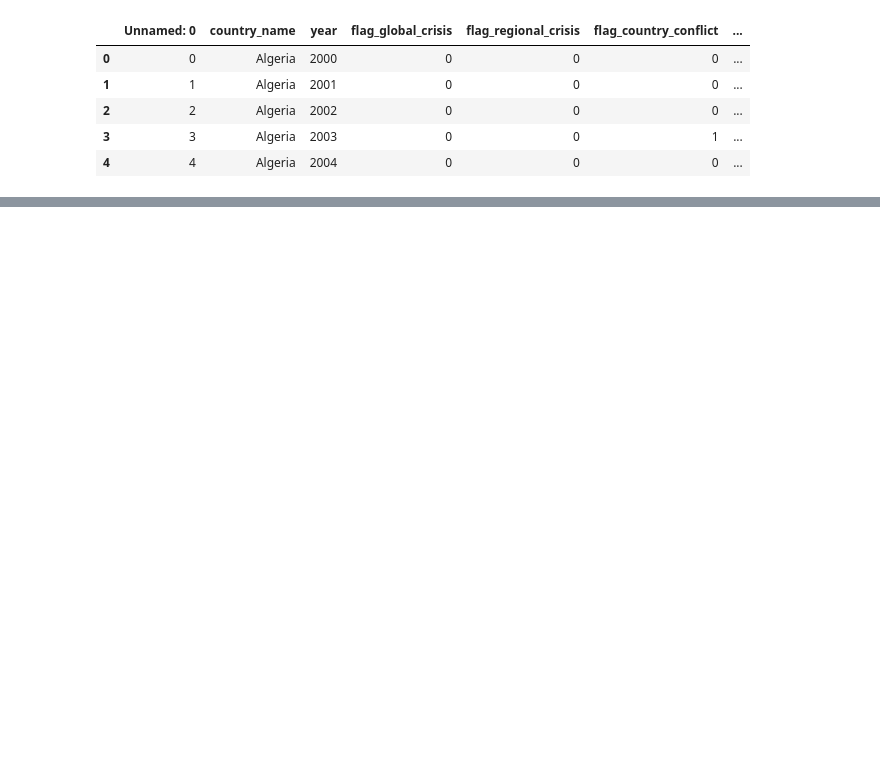
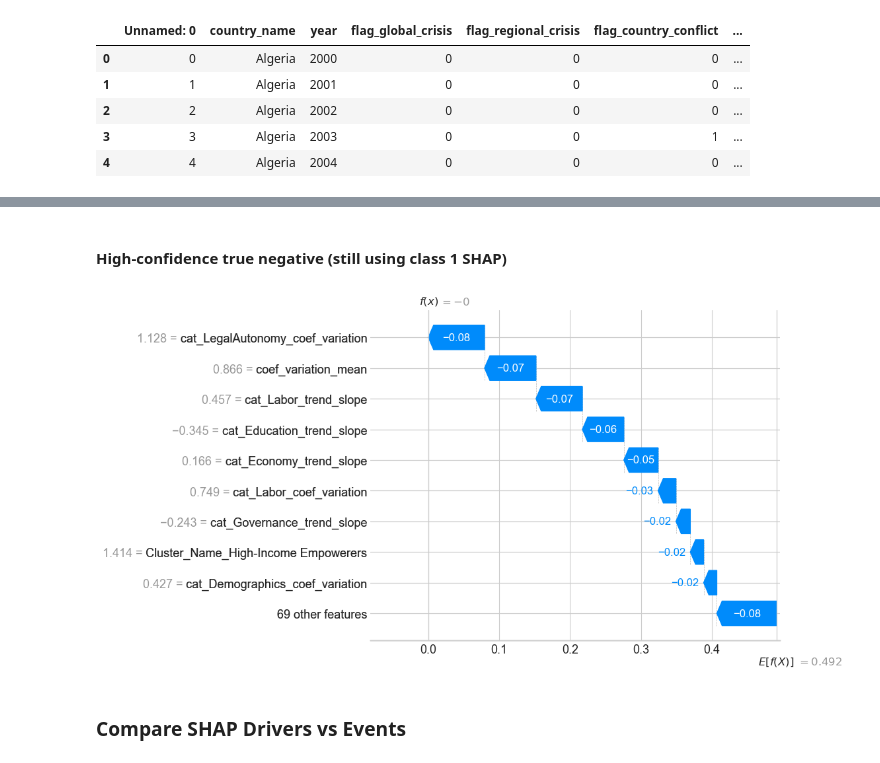
Before and after one commit to daniehben/worldbank-api-pipeline, a Jupyter notebook: notebooks/classification.ipynb, the cells around one changed output, grey strips where cells are left out. Cells and saved outputs as stored; diff of their text form; code cells hidden in the pictures; blank space fills up the shorter version.

```diff
--- a/notebooks/classification.ipynb
+++ b/notebooks/classification.ipynb
@@ -52,0 +885,15 @@ df.head()
+# %% [markdown]
+#### High-confidence true negative (still using class 1 SHAP)
+# %%
+shap.plots.waterfall(
+    shap.Explanation(
+        values=shap_tn_high,
+        base_values=explainer.expected_value[1],
+        data=X_test_transformed[i_tn_high],
+        feature_names=feature_names
+    )
+)
+# %% [output]
+[figure, added]
+# %% [markdown]
+### Compare SHAP Drivers vs Events
```
Also changed, not shown: parts of 133 cells of this notebook, 8 other files.
